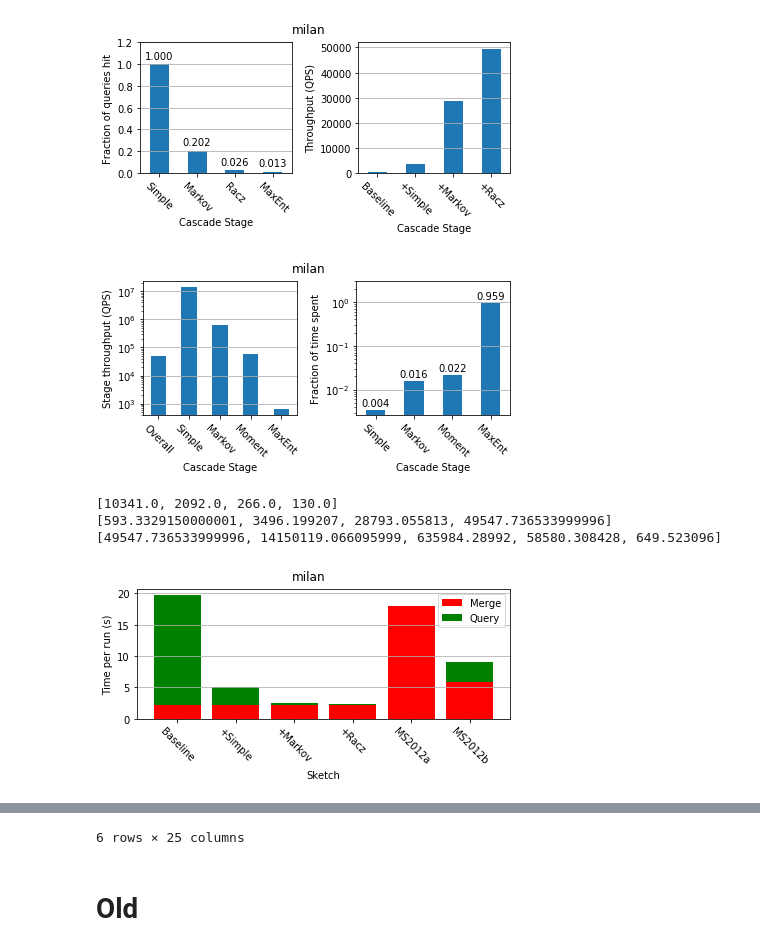
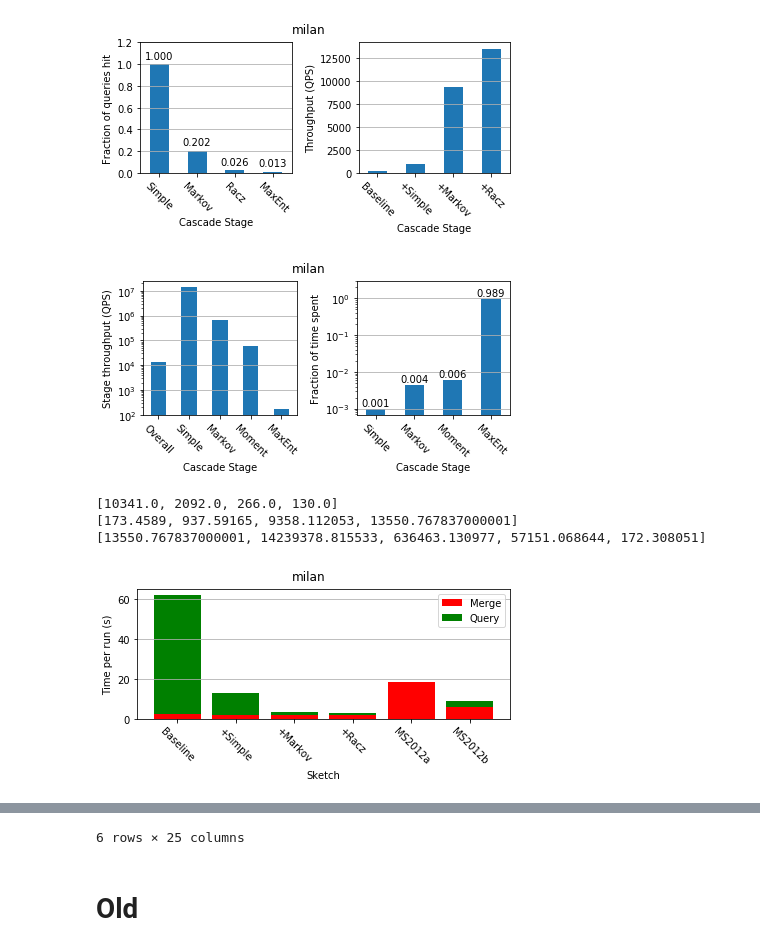
Before and after one commit to stanford-futuredata/msketch, a Jupyter notebook: analysis/Cascades Benchmark.ipynb, the cells around one changed output, grey strips where cells are left out. Saved outputs shown, nothing was run; the diff lists cells and outputs as text; code cells hidden in the pictures.

```diff
--- a/analysis/Cascades Benchmark.ipynb
+++ b/analysis/Cascades Benchmark.ipynb
@@ -131,38 +131,45 @@ def plot_data_3(apl_times, merge_times, query_times, title):
 #         loop += 1
 #     plt.set_ylim(ymax=trans['amount'].max() + 5)
 
+    pos_offset = 0.05
+    loop = 0
+    for i, row in trans.iterrows():
+        y = row['amount'] + pos_offset
+        my_plot.annotate("{:,.3f}".format(np.absolute(row['amount'])),(loop,y),ha="center")
+        loop += 1
+
 #     plt.ylim(ymax=20)
     f.suptitle(title, y=1.02)
     f.tight_layout()
     plt.savefig("cascade_{}_3.pdf".format(title.lower()), bbox_inches='tight')
     plt.show()
 # %%
-results = pd.read_csv("../javamsketch/results/cascade_milan_1519372049.csv")
+results = pd.read_csv("../javamsketch/results/cascade_milan_1519373237.csv")
 cRow = results[(results['simple'] == True) & (results['markov'] == True) & (results['racz'] == True)]
 filter_data = cRow[['simple_hit', 'markov_hit', 'racz_hit', 'maxent_hit']].squeeze().tolist()
 lesion_data = results.loc[:,'overall_throughput'].dropna().tolist()
 throughput_data = cRow[['overall_throughput', 'simple_throughput', 'markov_throughput', 'racz_throughput', 'maxent_throughput']].squeeze().tolist()
 throughput_data = [float(t) for t in throughput_data]
 time_data = cRow[['simple_time', 'markov_time', 'racz_time', 'maxent_time']].squeeze().tolist()
 plot_data(filter_data, lesion_data, "milan")
 plot_data_2(throughput_data, time_data, "milan")
 
 apl_times = results.loc[:,'avg_apltime'].dropna().tolist()
 merge_times = results.loc[:,'avg_mergetime'].dropna().tolist()
 query_times = results.loc[:,'avg_querytime'].dropna().tolist()
 
 print(filter_data)
 print(lesion_data)
 print(throughput_data)
 
 plot_data_3(apl_times, merge_times, query_times, "milan")
 
 results
 # %% [output]
-[figure, old version]
+[figure, new version]
-[figure, old version]
+[figure, new version]
 [10341.0, 2092.0, 266.0, 130.0]
-[593.3329150000001, 3496.199207, 28793.055813, 49547.736533999996]
-[49547.736533999996, 14150119.066095999, 635984.28992, 58580.308428, 649.523096]
+[173.4589, 937.59165, 9358.112053, 13550.767837000001]
+[13550.767837000001, 14239378.815533, 636463.130977, 57151.068644, 172.308051]
-[figure, old version]
+[figure, new version]
 |  | avg_querytime | markov_hit | maxent_hit | racz_throughput | simple | min_support | type | avg_mergetime | ... |
```
Also changed, not shown: parts of 1 cell of this notebook, 1 other file.
